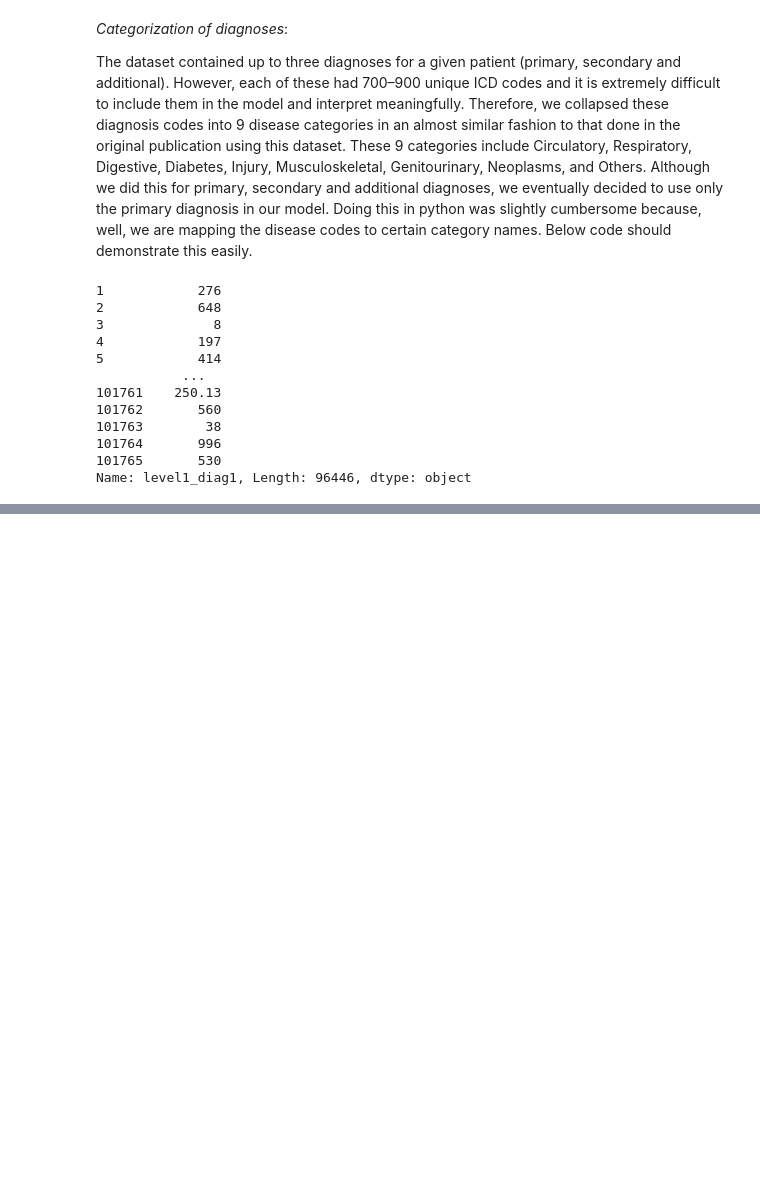
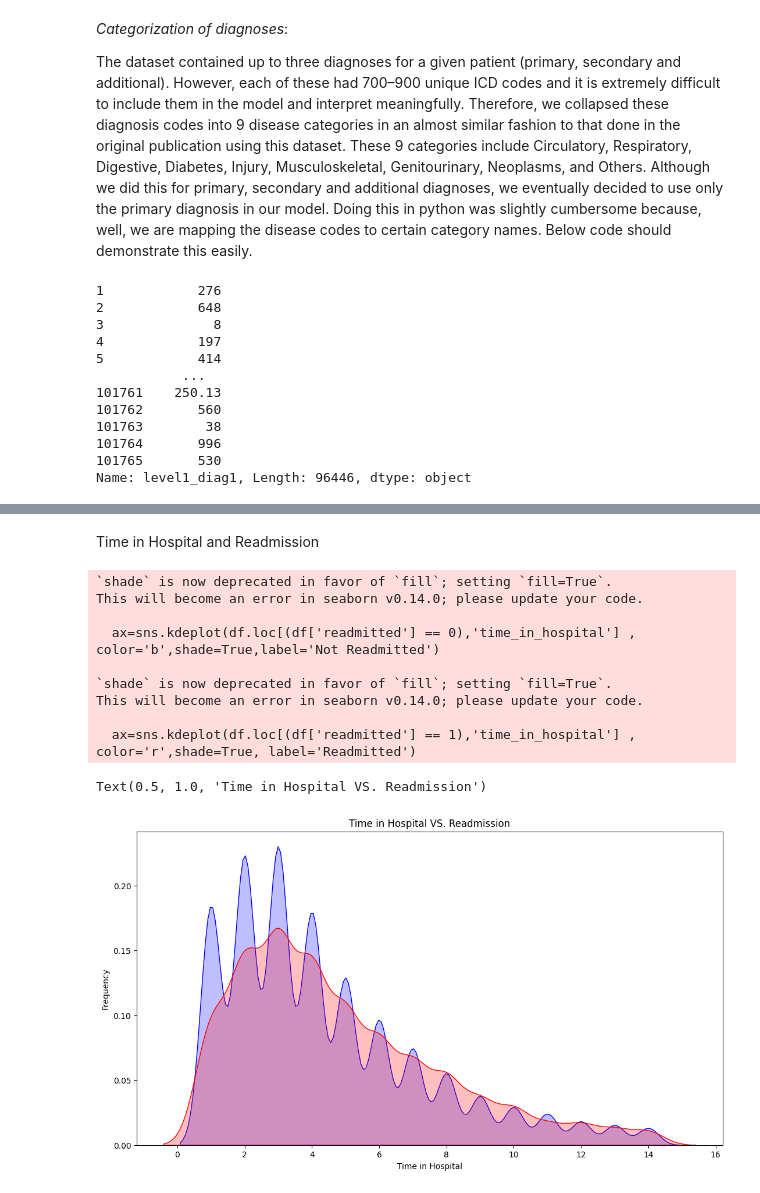
Before and after one commit to Jihyun-Eun/Python-ML-Bio, a Jupyter notebook: Predicting_Hospital_Readmission_with_Diabetes_Dataset.ipynb, the cells around one changed output, grey strips where cells are left out. Saved outputs shown, nothing was run; the diff lists cells and outputs as text; code cells hidden in the pictures; blank space fills up the shorter version.

```diff
--- a/Predicting_Hospital_Readmission_with_Diabetes_Dataset.ipynb
+++ b/Predicting_Hospital_Readmission_with_Diabetes_Dataset.ipynb
@@ -413,0 +641,20 @@ df['level2_diag3'] = df['level2_diag3'].replace('?', -1)
+# %% [markdown]
+Time in Hospital and Readmission
+# %%
+fig = plt.figure(figsize=(13,7),)
+ax=sns.kdeplot(df.loc[(df['readmitted'] == 0),'time_in_hospital'] , color='b',shade=True,label='Not Readmitted')
+ax=sns.kdeplot(df.loc[(df['readmitted'] == 1),'time_in_hospital'] , color='r',shade=True, label='Readmitted')
+ax.set(xlabel='Time in Hospital', ylabel='Frequency')
+plt.title('Time in Hospital VS. Readmission')
+# %% [output]
+`shade` is now deprecated in favor of `fill`; setting `fill=True`.
+This will become an error in seaborn v0.14.0; please update your code.
+
+  ax=sns.kdeplot(df.loc[(df['readmitted'] == 0),'time_in_hospital'] , color='b',shade=True,label='Not Readmitted')
+
+`shade` is now deprecated in favor of `fill`; setting `fill=True`.
+This will become an error in seaborn v0.14.0; please update your code.
+
+  ax=sns.kdeplot(df.loc[(df['readmitted'] == 1),'time_in_hospital'] , color='r',shade=True, label='Readmitted')
+Text(0.5, 1.0, 'Time in Hospital VS. Readmission')
+[figure, added]
```
Also changed, not shown: parts of 8 cells of this notebook.
